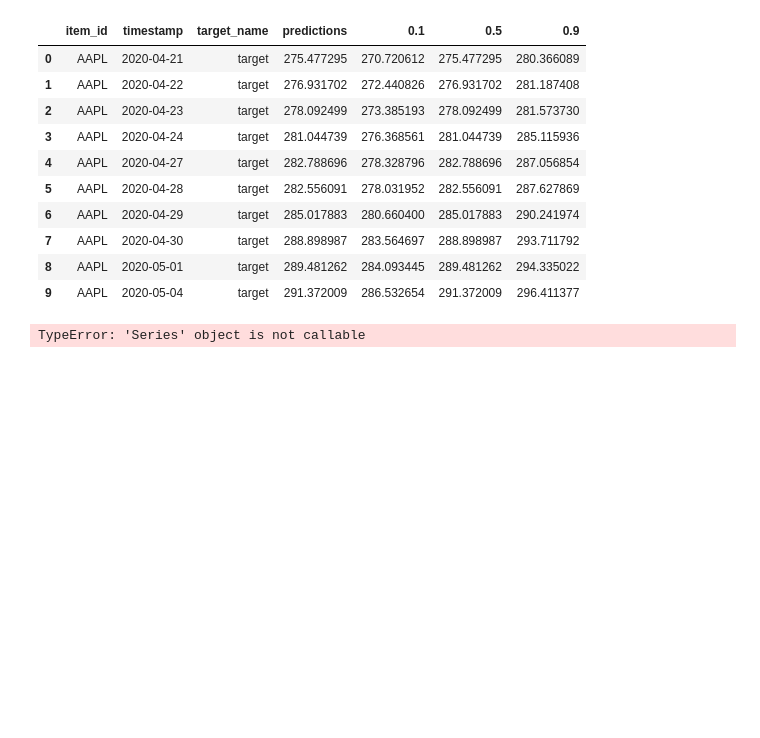
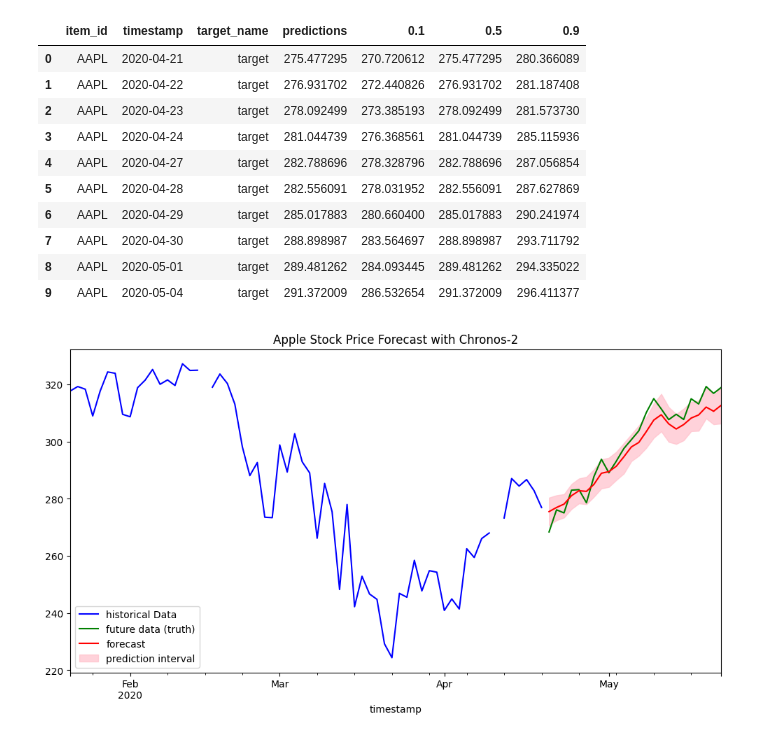
Before and after one commit to zhukeshhhh/chronos, a Jupyter notebook: notebooks/apple.ipynb, the cells around one changed output. Saved outputs shown, nothing was run; the diff lists cells and outputs as text; code cells hidden in the pictures; blank space fills up the shorter version.

```diff
--- a/notebooks/apple.ipynb
+++ b/notebooks/apple.ipynb
@@ -129,24 +129,24 @@ pred_df.head(10)
 # %%
 import matplotlib.pyplot as plt
 
-ts_context = context_df.set_index("timestamp")["target"].tail(256)
+ts_context = context_df.set_index("timestamp")["target"].tail(64)
 ts_pred = pred_df.set_index("timestamp")
 ts_gound_truth = test_df.set_index("timestamp")["target"]
 
 ts_context.plot(label="historical Data", color="blue", figsize=(12, 6))
 ts_gound_truth.plot(label="future data (truth)", color="green")
 ts_pred["predictions"].plot(label="forecast", color ="red")
 
 plt.fill_between(
     ts_pred.index,
     ts_pred["0.1"],
     ts_pred["0.9"],
     color="pink",
     alpha=0.7,
     label="prediction interval",
 )
 plt.legend()
 plt.title("Apple Stock Price Forecast with Chronos-2")
 plt.show()
 # %% [output]
-TypeError: 'Series' object is not callable
+[figure, added]
```
